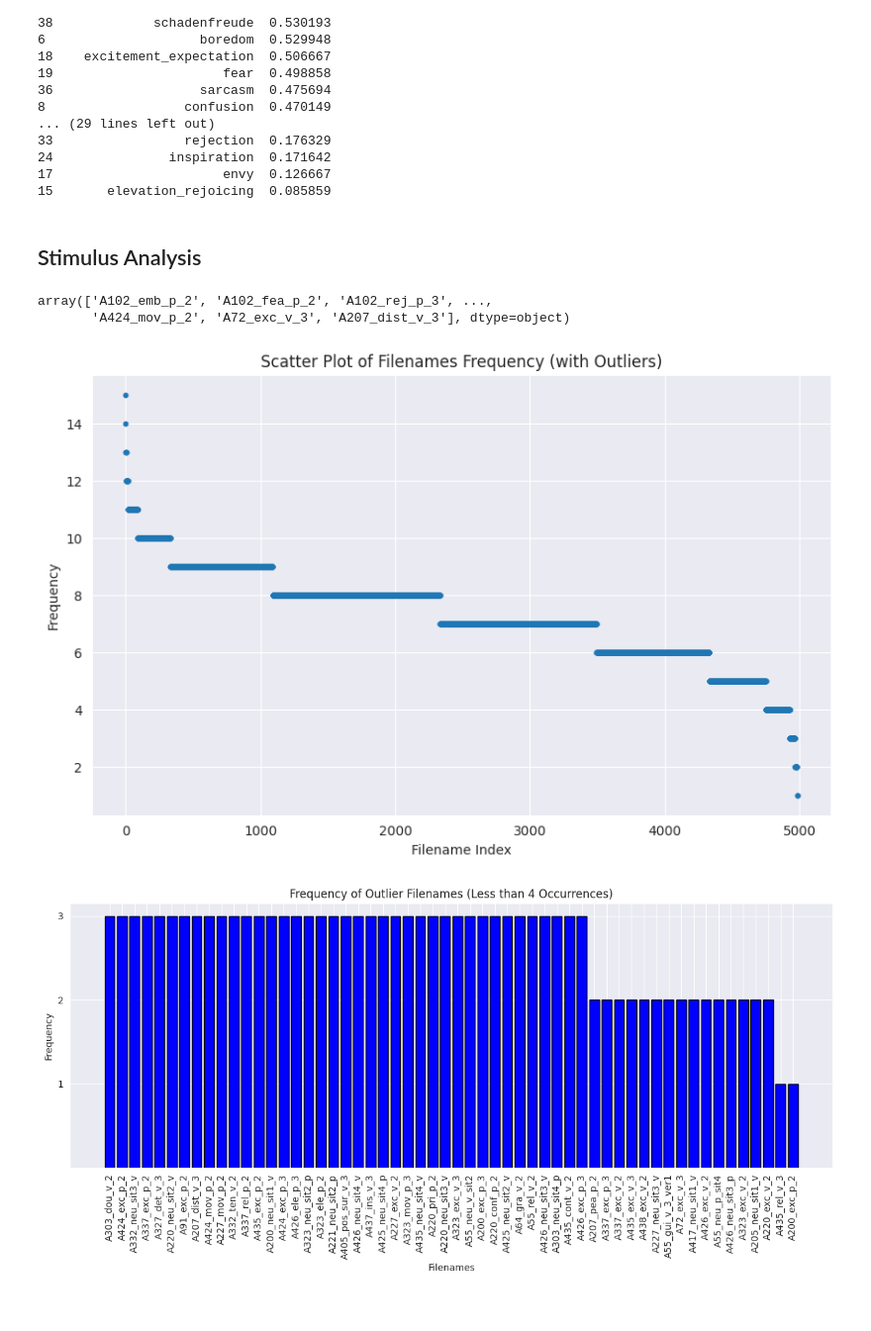
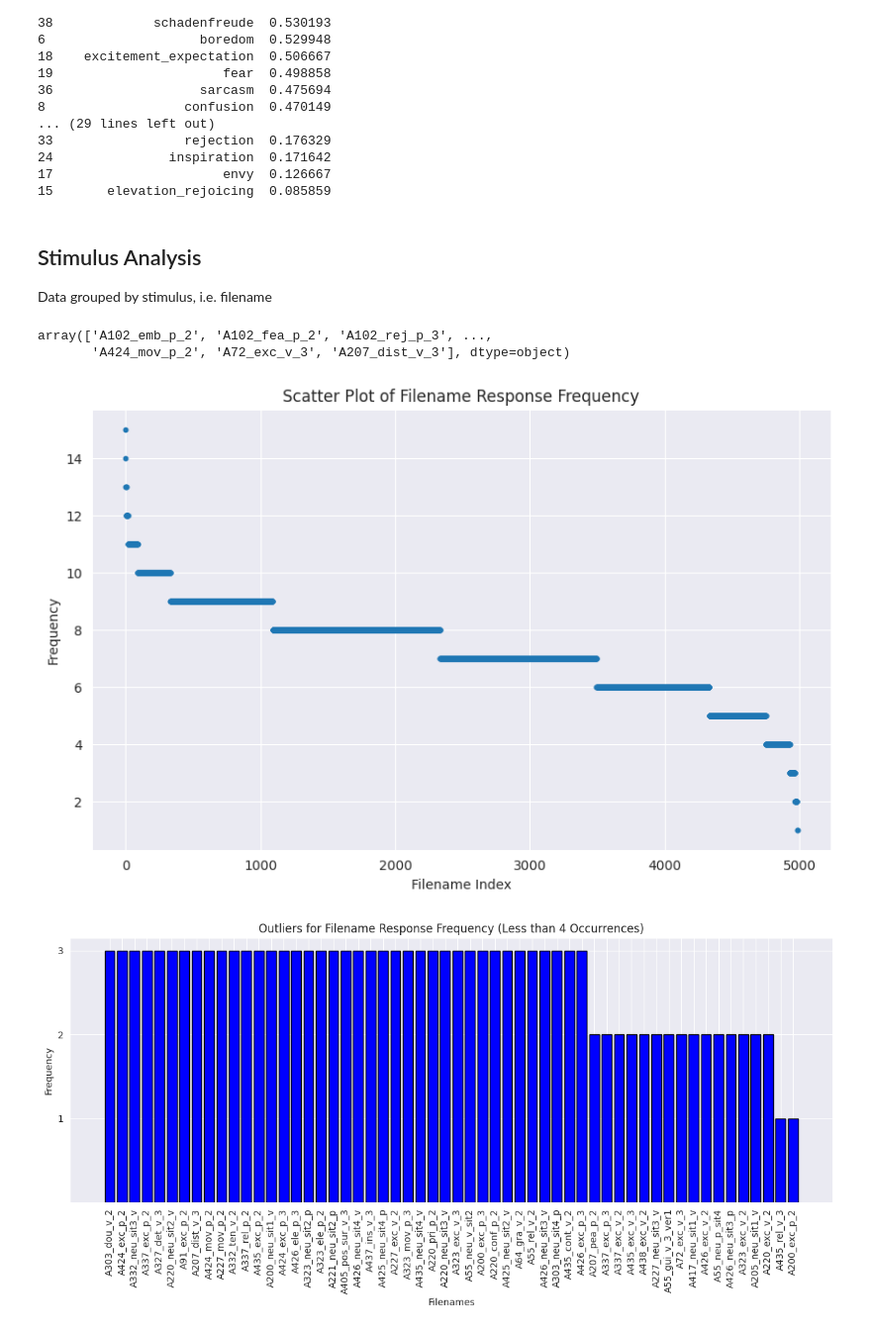
Before and after one commit to timlac/reco-response-analysis, a Jupyter notebook: segment_analysis.ipynb, the cells around one changed output. Shown: that part at 99% size. Drawn from its saved outputs; the diff is of its cells as text; code cells hidden in the pictures.

```diff
--- a/segment_analysis.ipynb
+++ b/segment_analysis.ipynb
@@ -112,6 +116,8 @@ print(accuracy_by_emotion.sort_values(by='accuracy', ascending=False))
 15       elevation_rejoicing  0.085859
 # %% [markdown]
 ## Stimulus Analysis
+
+Data grouped by stimulus, i.e. filename
 # %%
 df["filename"].unique()
 # %% [output]
@@ -129,12 +135,12 @@ plt.scatter(range(len(filename_counts)), filename_counts, marker='o', s=10)
 # Customize the plot
 plt.xlabel('Filename Index')
 plt.ylabel('Frequency')
-plt.title('Scatter Plot of Filenames Frequency (with Outliers)')
+plt.title('Scatter Plot of Filename Response Frequency')
 
 # Show the plot
 plt.show()
 # %% [output]
-[figure, old version]
+[figure, new version]
 # %%
 plt.figure(figsize=(12, 6))
 
@@ -146,32 +152,32 @@ threshold = 4
 
 # Filter filenames with less than the threshold occurrences
 outlier_filenames = filename_counts[filename_counts < threshold].index.tolist()
 
 # Create a DataFrame with outlier filenames and their frequencies
 outlier_df = pd.DataFrame({'Filename': outlier_filenames, 'Frequency': [filename_counts[filename] for filename in outlier_filenames]})
 
 # Sort the DataFrame by frequency in descending order
 outlier_df = outlier_df.sort_values(by='Frequency', ascending=False)
 
 # Round frequencies to integers
 outlier_df['Frequency'] = outlier_df['Frequency'].astype(int)
 
 # Create a bar plot
 plt.bar(outlier_df['Filename'], outlier_df['Frequency'], color='blue', edgecolor='black')
 
 # Customize the plot
 plt.xlabel('Filenames')
 plt.ylabel('Frequency')
-plt.title('Frequency of Outlier Filenames (Less than 4 Occurrences)')
+plt.title('Outliers for Filename Response Frequency (Less than 4 Occurrences)')
 
 # Set y-ticks to discrete values
 yticks = np.arange(outlier_df['Frequency'].min(), outlier_df['Frequency'].max() + 1, 1)
 plt.yticks(yticks)
 
 plt.xticks(rotation=90)  # Rotate x-axis labels for readability
 
 # Show the plot
 plt.tight_layout()
 plt.show()
 # %% [output]
-[figure, old version]
+[figure, new version]
```
Also changed, not shown: parts of 12 cells of this notebook, 4 other files.
